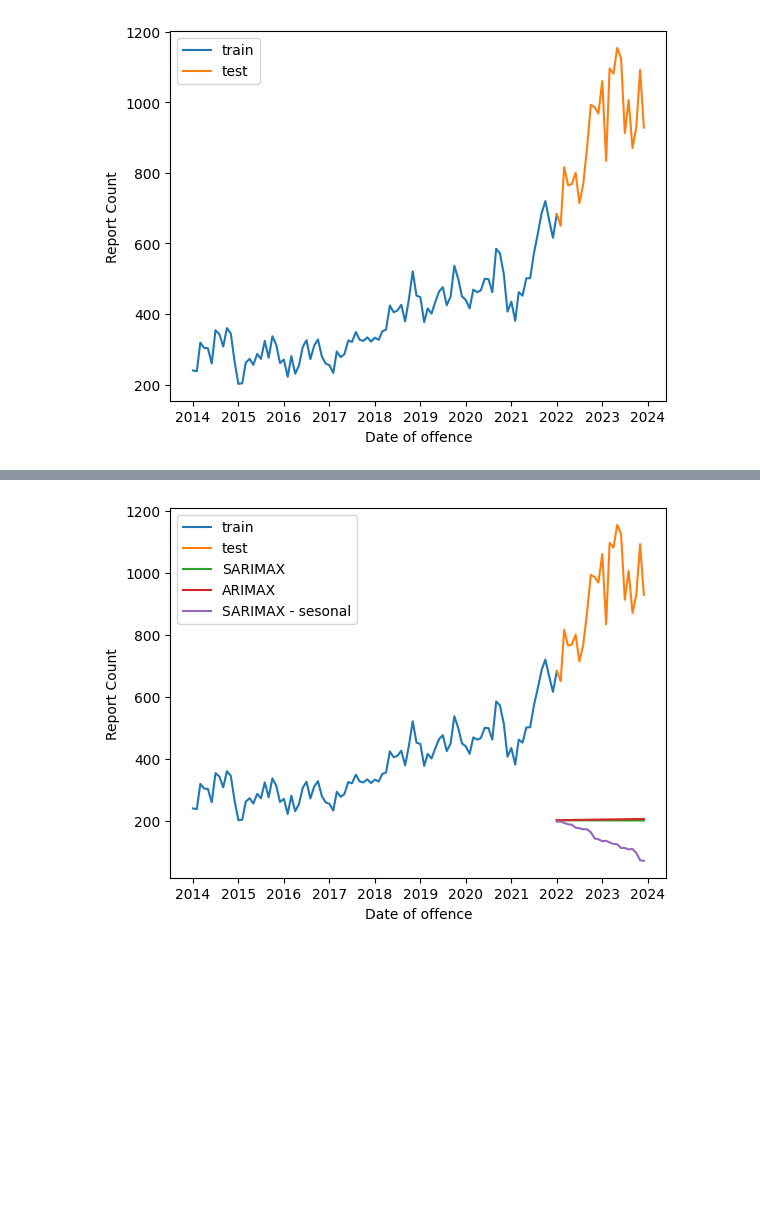
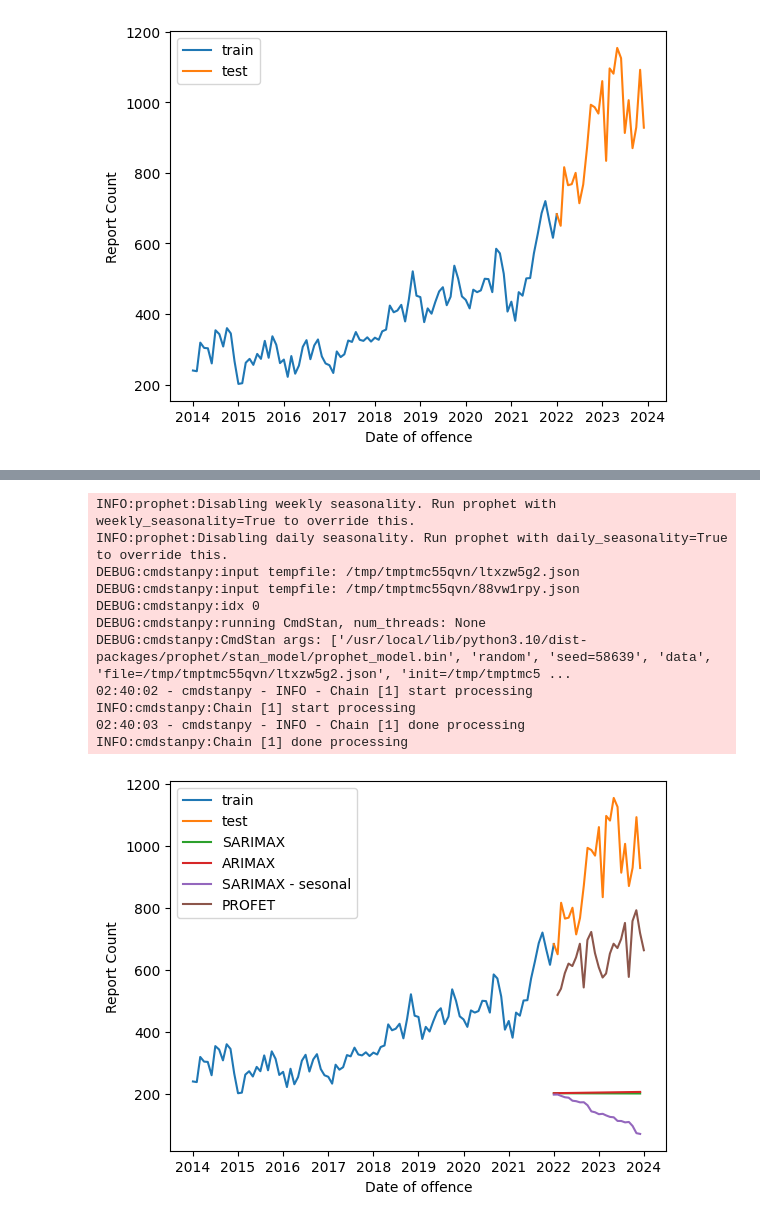
Before and after one commit to DavidToca/ML-Toronto-AutoTheft, a Jupyter notebook: ML_AutoTheft_Toronto.ipynb, the cells around one changed output, grey strips where cells are left out. Saved outputs shown, nothing was run; the diff lists cells and outputs as text; code cells hidden in the pictures; blank space fills up the shorter version.

```diff
--- a/ML_AutoTheft_Toronto.ipynb
+++ b/ML_AutoTheft_Toronto.ipynb
@@ -376,7 +377,7 @@ from sklearn.linear_model import LinearRegression
 import matplotlib.pyplot as plt
 import seaborn as sns
 
-train = ts_per_month[ts_per_month.index <= pd.to_datetime("2022-01-01", format='%Y-%m-%d')]
+train = ts_per_month[ts_per_month.index <= pd.to_datetime("2022-01-01", format='%Y-%m-%d')].sort_index()
 test = ts_per_month[ts_per_month.index >= pd.to_datetime("2022-01-01", format='%Y-%m-%d')].sort_index()
 
 DEFAULT_GRAPHS = {
@@ -458,20 +530,34 @@ def evaluate_arimax():
 # %%
 import numpy as np
 from sklearn.metrics import mean_squared_error
 
+
 models_test_result = {
     "SARIMAX": evaluate_sarimax(),
     "ARIMAX": evaluate_arimax(),
-    "SARIMAX - sesonal": evaluate_sarimax_sesonal()
+    "SARIMAX - sesonal": evaluate_sarimax_sesonal(),
+    "PROFET": evaluate_profet()
+    # TODO (add more models, eg. LSTM or an opensource model)
 }
 
 
 def evaluate_model_result(y_predicted_df):
   return np.sqrt(mean_squared_error(test.values, y_predicted_df.values))
 
 display_autotheft(models_test_result)
 # %% [output]
+INFO:prophet:Disabling weekly seasonality. Run prophet with weekly_seasonality=True to override this.
+INFO:prophet:Disabling daily seasonality. Run prophet with daily_seasonality=True to override this.
+DEBUG:cmdstanpy:input tempfile: /tmp/tmptmc55qvn/ltxzw5g2.json
+DEBUG:cmdstanpy:input tempfile: /tmp/tmptmc55qvn/88vw1rpy.json
+DEBUG:cmdstanpy:idx 0
+DEBUG:cmdstanpy:running CmdStan, num_threads: None
+DEBUG:cmdstanpy:CmdStan args: ['/usr/local/lib/python3.10/dist-packages/prophet/stan_model/prophet_model.bin', 'random', 'seed=58639', 'data', 'file=/tmp/tmptmc55qvn/ltxzw5g2.json', 'init=/tmp/tmptmc5 ...
+02:40:02 - cmdstanpy - INFO - Chain [1] start processing
+INFO:cmdstanpy:Chain [1] start processing
+02:40:03 - cmdstanpy - INFO - Chain [1] done processing
+INFO:cmdstanpy:Chain [1] done processing
-[figure, old version]
+[figure, new version]
 # %%
 for label, model_result in models_test_result.items():
   print(f"[{label}]RMSE: {evaluate_model_result(model_result)}")
```
Also changed, not shown: parts of 6 cells of this notebook.
